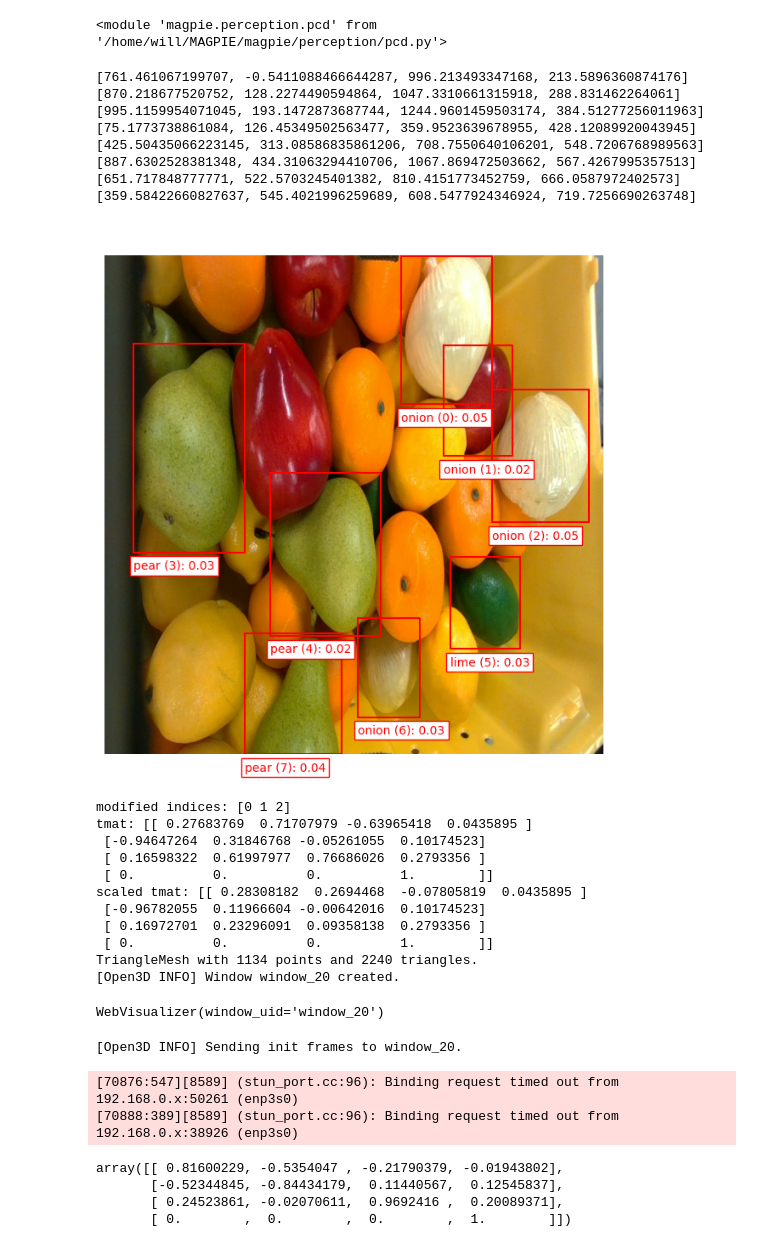
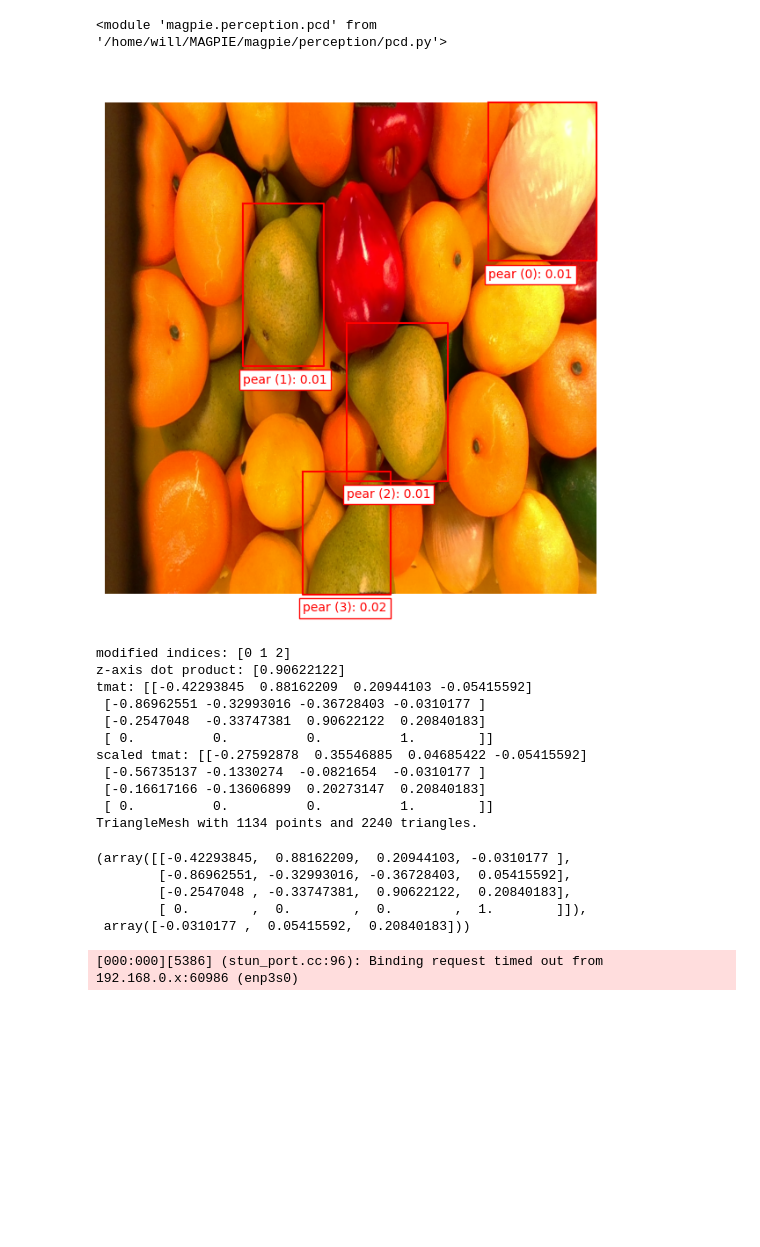
Before and after one commit to correlllab/MAGPIE, a Jupyter notebook: open_grasp.ipynb, the cells around one changed output. Drawn from its saved outputs; the diff is of its cells as text; code cells hidden in the pictures; blank space fills up the shorter version.

```diff
--- a/open_grasp.ipynb
+++ b/open_grasp.ipynb
@@ -26,47 +31,37 @@ mask_sam = MaskSAM(ckpt)
 # %%
 p, rgbd_image = rsc.getPCD()
 image = np.array(rgbd_image.color)
 queries = ["a photo of an apple", "a photo of a lemon", "a photo of a lime", "a photo of a pear", "a photo of a onion"]
+queries = ["a photo of a pear"]
 abbrevq = ["apple", "lemon", "lime", "pear", "onion"]
-label_vit.set_threshold(0.02)
+abbrevq = ["pear"]
+label_vit.set_threshold(0.01)
 bboxes, uboxes = label_vit.label(image, queries, abbrevq, plot=True)
 # %% [output]
-[761.461067199707, -0.5411088466644287, 996.213493347168, 213.5896360874176]
-[870.218677520752, 128.2274490594864, 1047.3310661315918, 288.831462264061]
-[995.1159954071045, 193.1472873687744, 1244.9601459503174, 384.51277256011963]
-[75.1773738861084, 126.45349502563477, 359.9523639678955, 428.12089920043945]
-[425.50435066223145, 313.08586835861206, 708.7550640106201, 548.7206768989563]
-[887.6302528381348, 434.31063294410706, 1067.869472503662, 567.4267995357513]
-[651.717848777771, 522.5703245401382, 810.4151773452759, 666.0587972402573]
-[359.58422660827637, 545.4021996259689, 608.5477924346924, 719.7256690263748]
-[figure, old version]
+[figure, new version]
 # %%
-index = 6
+index = 3
 # this does the [x, y, z] --> [y, -x, z] grasp pose switch, and the -y inversio on the y-axis orientation
-rgbd_image, cpcd, tmat = pcd.display_segment(label_vit.boxes, index, rgbd_image, rsc, type="box", display=True)
+rgbd_image, cpcd, tmat = pcd.get_segment(label_vit.boxes, index, rgbd_image, rsc, type="box", display=False)
+tmat, tmat[:3, 3]
 # %% [output]
 modified indices: [0 1 2]
-tmat: [[ 0.27683769  0.71707979 -0.63965418  0.0435895 ]
- [-0.94647264  0.31846768 -0.05261055  0.10174523]
- [ 0.16598322  0.61997977  0.76686026  0.2793356 ]
+z-axis dot product: [0.90622122]
+tmat: [[-0.42293845  0.88162209  0.20944103 -0.05415592]
+ [-0.86962551 -0.32993016 -0.36728403 -0.0310177 ]
+ [-0.2547048  -0.33747381  0.90622122  0.20840183]
  [ 0.          0.          0.          1.        ]]
-scaled tmat: [[ 0.28308182  0.2694468  -0.07805819  0.0435895 ]
- [-0.96782055  0.11966604 -0.00642016  0.10174523]
- [ 0.16972701  0.23296091  0.09358138  0.2793356 ]
+scaled tmat: [[-0.27592878  0.35546885  0.04685422 -0.05415592]
+ [-0.56735137 -0.1330274  -0.0821654  -0.0310177 ]
+ [-0.16617166 -0.13606899  0.20273147  0.20840183]
  [ 0.          0.          0.          1.        ]]
 TriangleMesh with 1134 points and 2240 triangles.
-[Open3D INFO] Window window_20 created.
-WebVisualizer(window_uid='window_20')
+(array([[-0.42293845,  0.88162209,  0.20944103, -0.0310177 ],
+        [-0.86962551, -0.32993016, -0.36728403,  0.05415592],
+        [-0.2547048 , -0.33747381,  0.90622122,  0.20840183],
+        [ 0.        ,  0.        ,  0.        ,  1.        ]]),
+ array([-0.0310177 ,  0.05415592,  0.20840183]))
-[Open3D INFO] Sending init frames to window_20.
+[000:000][5386] (stun_port.cc:96): Binding request timed out from 192.168.0.x:60986 (enp3s0)
-[70876:547][8589] (stun_port.cc:96): Binding request timed out from 192.168.0.x:50261 (enp3s0)
-[70888:389][8589] (stun_port.cc:96): Binding request timed out from 192.168.0.x:38926 (enp3s0)
-# %%
-tmat
-# %% [output]
-array([[ 0.81600229, -0.5354047 , -0.21790379, -0.01943802],
-       [-0.52344845, -0.84434179,  0.11440567,  0.12545837],
-       [ 0.24523861, -0.02070611,  0.9692416 ,  0.20089371],
-       [ 0.        ,  0.        ,  0.        ,  1.        ]])
 # %%
 # Segmentation Masks
 mask_sam.set_image_and_labels(np.array(rgbd_image.color), np.array([np.array(i[0]) for i in label_vit.boxes]), label_vit.labels)
```
Also changed, not shown: parts of 6 cells of this notebook.
